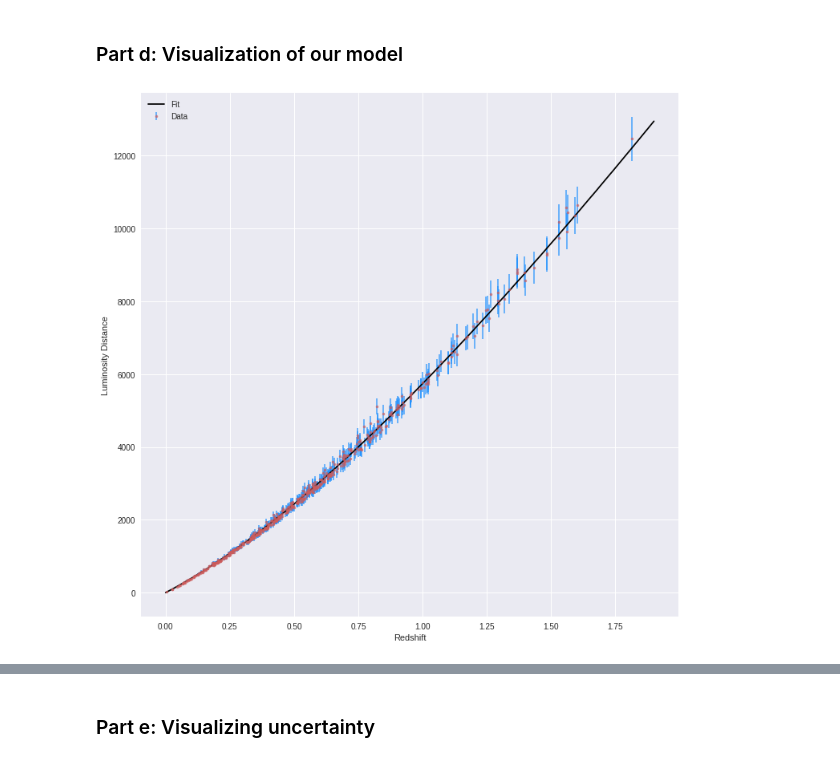
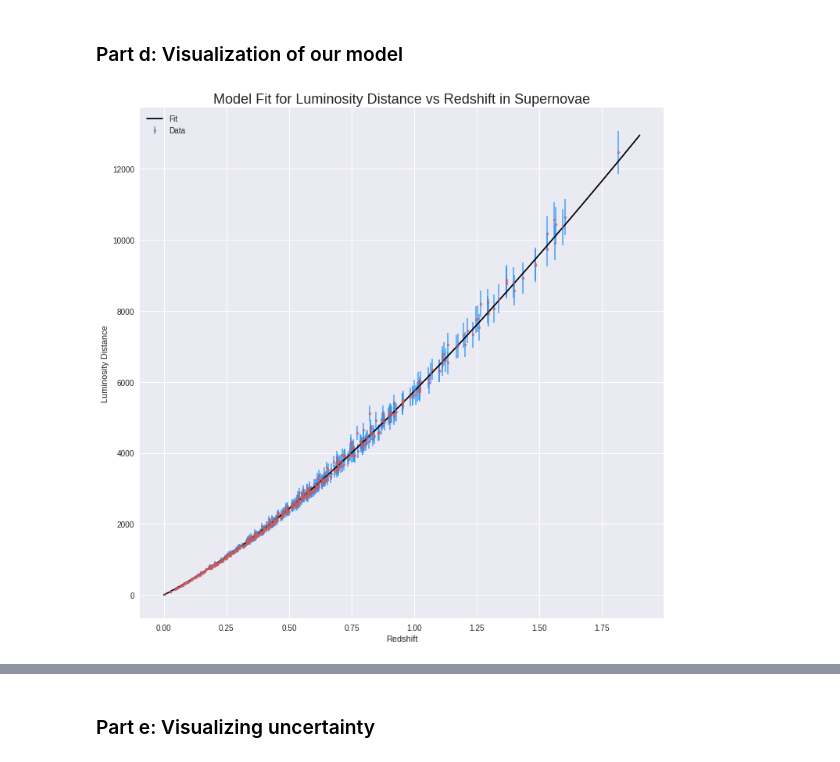
Before and after one commit to MCLindner/CosmoFit, a Jupyter notebook: CosmoFit.ipynb, the cells around one changed output, grey strips where cells are left out. Saved outputs shown, nothing was run; the diff lists cells and outputs as text; code cells hidden in the pictures.

```diff
--- a/CosmoFit.ipynb
+++ b/CosmoFit.ipynb
@@ -47,7 +57,7 @@ data_err = obs['Error']
 redshifts = obs['Redshift']
 
 @theano.compile.ops.as_op(itypes=[t.dscalar, t.dscalar, t.dscalar],otypes=[t.dvector])
-def complexmodel(H0, Om0, Ode0):
+def cosmo_model(H0, Om0, Ode0):
     z = redshifts
     cosmo = LambdaCDM(H0=float(H0), Om0=float(Om0), Ode0=float(Ode0))
     def function(z):
@@ -57,16 +67,15 @@ def complexmodel(H0, Om0, Ode0):
     return function
 
 with pm.Model() as model:
-    # Parameters should have uniform priors (?)
+    # Parameters should have uniform priors
     H0 = pm.Uniform('H0', lower=40, upper=100)
     Om0 = pm.Uniform('Om0', lower=0, upper=1)
     Ode0 = pm.Uniform('Ode0',lower=0,upper=1)
 
-    complexmodel=complexmodel(H0, Om0, Ode0)
+    likelyhood=cosmo_model(H0, Om0, Ode0)
 
-    # TODO - actually figure out what the prior should be
     # Likelyhood of observed data
-    dist = pm.Normal('LumDist', complexmodel, observed=data, sd=data_err)
+    dist = pm.Normal('LumDist', likelyhood, observed=data, sd=data_err)
 
     step = pm.Metropolis()
     traces = pm.sample(draws=25000, tune=1000, step=step, chains=4)
@@ -135,11 +177,12 @@ Power_divergenceResult(statistic=1191.754033949063, pvalue=1.4469899181080256e-5
 # %%
 redshifts_smooth = np.linspace(0,1.9,500)
 
 fig, ax = plt.subplots(figsize=(12,12))
 ax.errorbar(obs['Redshift'], obs['Distance'], yerr=obs['Error'], ls='None', marker='.', alpha=.7, label='Data', color='indianred', ecolor='dodgerblue')
 ax.plot(redshifts_smooth, MCMC_fit.luminosity_distance(redshifts_smooth).value, ls='-', c = 'k', label='Fit', alpha=1)
 ax.set_ylabel('Luminosity Distance')
 ax.set_xlabel('Redshift')
+ax.set_title('Model Fit for Luminosity Distance vs Redshift in Supernovae', fontsize=18)
 ax.legend(loc='upper left');
 # %% [output]
-[figure, old version]
+[figure, new version]
```
Also changed, not shown: parts of 21 cells of this notebook.
